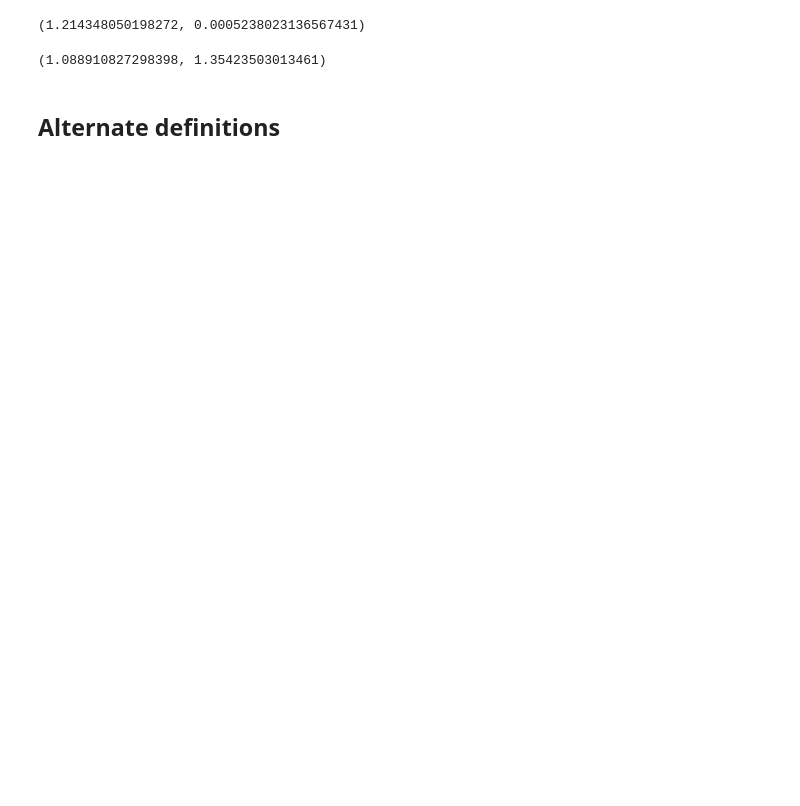
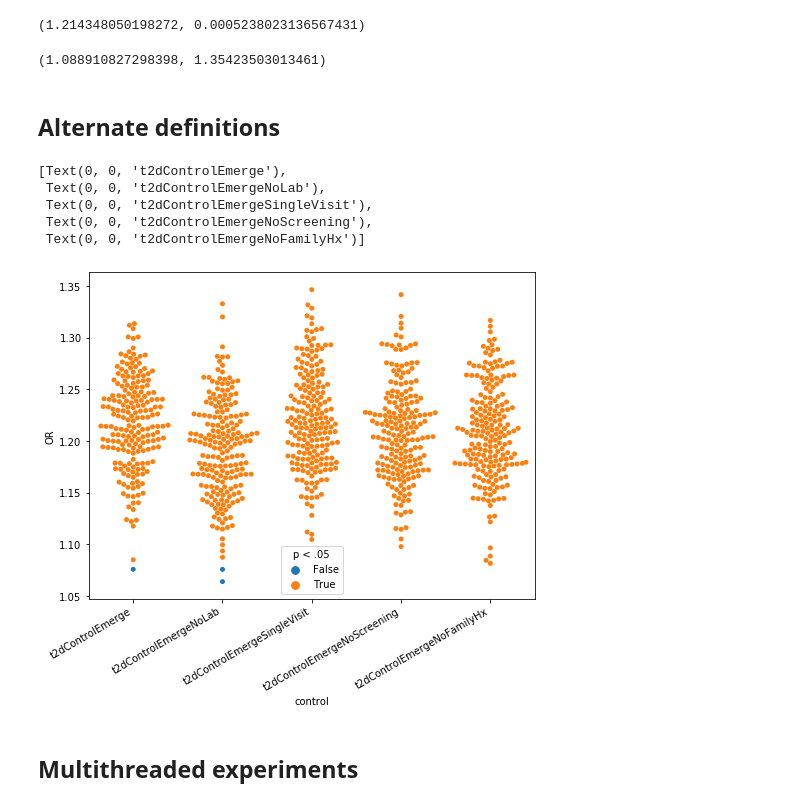
Before and after one commit to brettbj/association-robustness, a Jupyter notebook: Exploration.ipynb, the cells around one changed output. Drawn from its saved outputs; the diff is of its cells as text; code cells hidden in the pictures; blank space fills up the shorter version.

```diff
--- a/Exploration.ipynb
+++ b/Exploration.ipynb
@@ -503,2 +504,18 @@ for i, comb in tqdm(enumerate(itertools.product(*[case_groups, control_groups, e
 
 results.to_csv('results/control_definitions_bootstrap.csv')
+# %%
+results = pd.read_csv('results/control_definitions_bootstrap.csv')
+results['p < .05'] = results.p_value < .05
+
+plt.figure(figsize=(8, 6))
+ax = sns.swarmplot(data=results, x='control', y='OR', hue='p < .05')
+ax.set_xticklabels(ax.get_xticklabels(), rotation=30, ha='right')
+# %% [output]
+[Text(0, 0, 't2dControlEmerge'),
+ Text(0, 0, 't2dControlEmergeNoLab'),
+ Text(0, 0, 't2dControlEmergeSingleVisit'),
+ Text(0, 0, 't2dControlEmergeNoScreening'),
+ Text(0, 0, 't2dControlEmergeNoFamilyHx')]
+[figure, added]
+# %% [markdown]
+## Multithreaded experiments
```
Also changed, not shown: parts of 4 cells of this notebook.
